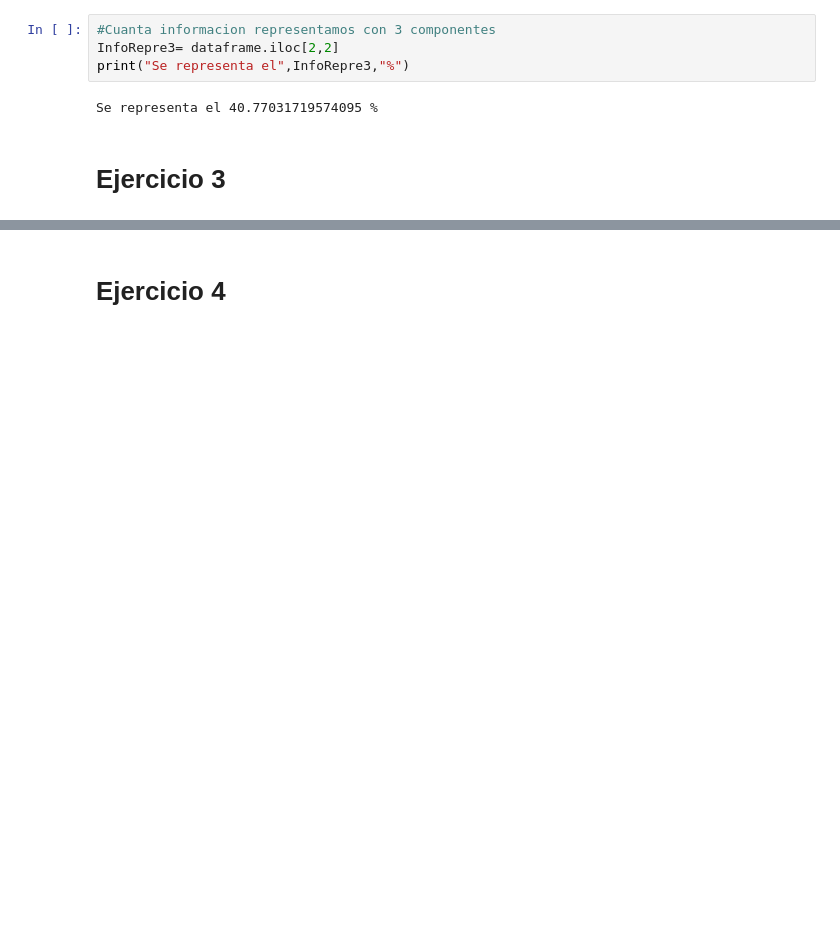
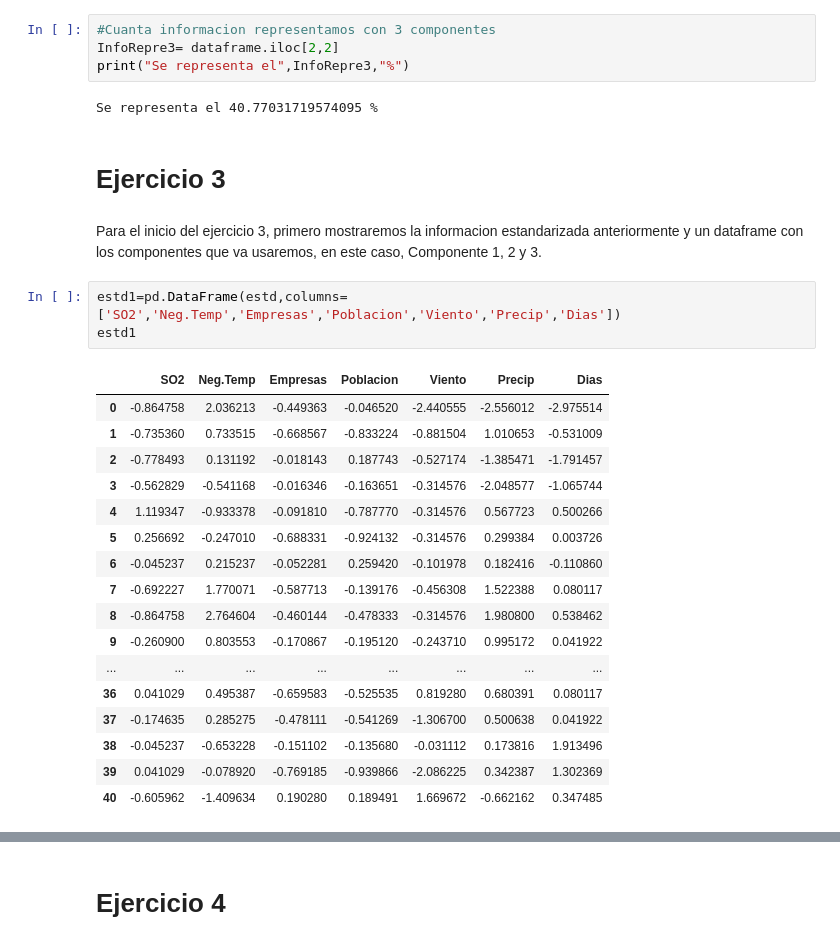
Before and after one commit to roig7/Practicamining1, a Jupyter notebook: LAB01-GRUPORoigChavarri/Practica3PCA.ipynb, the cells around one changed output, grey strips where cells are left out. Cells and saved outputs as stored; diff of their text form; blank space fills up the shorter version.

```diff
--- a/LAB01-GRUPORoigChavarri/Practica3PCA.ipynb
+++ b/LAB01-GRUPORoigChavarri/Practica3PCA.ipynb
@@ -146,3 +177,26 @@ print("Se representa el",InfoRepre3,"%")
 Se representa el 40.77031719574095 %
 # %% [markdown]
 # Ejercicio 3
+# %% [markdown]
+Para el inicio del ejercicio 3, primero mostraremos la informacion estandarizada anteriormente y un dataframe con los componentes que va usaremos, en este caso, Componente 1, 2 y 3.
+# %%
+estd1=pd.DataFrame(estd,columns=['SO2','Neg.Temp','Empresas','Poblacion','Viento','Precip','Dias'])
+estd1
+# %% [output]
+|  | SO2 | Neg.Temp | Empresas | Poblacion | Viento | Precip | Dias |
+| 0 | -0.864758 | 2.036213 | -0.449363 | -0.046520 | -2.440555 | -2.556012 | -2.975514 |
+| 1 | -0.735360 | 0.733515 | -0.668567 | -0.833224 | -0.881504 | 1.010653 | -0.531009 |
+| 2 | -0.778493 | 0.131192 | -0.018143 | 0.187743 | -0.527174 | -1.385471 | -1.791457 |
+| 3 | -0.562829 | -0.541168 | -0.016346 | -0.163651 | -0.314576 | -2.048577 | -1.065744 |
+| 4 | 1.119347 | -0.933378 | -0.091810 | -0.787770 | -0.314576 | 0.567723 | 0.500266 |
+| 5 | 0.256692 | -0.247010 | -0.688331 | -0.924132 | -0.314576 | 0.299384 | 0.003726 |
+| 6 | -0.045237 | 0.215237 | -0.052281 | 0.259420 | -0.101978 | 0.182416 | -0.110860 |
+| 7 | -0.692227 | 1.770071 | -0.587713 | -0.139176 | -0.456308 | 1.522388 | 0.080117 |
+| 8 | -0.864758 | 2.764604 | -0.460144 | -0.478333 | -0.314576 | 1.980800 | 0.538462 |
+| 9 | -0.260900 | 0.803553 | -0.170867 | -0.195120 | -0.243710 | 0.995172 | 0.041922 |
+| ... | ... | ... | ... | ... | ... | ... | ... |
+| 36 | 0.041029 | 0.495387 | -0.659583 | -0.525535 | 0.819280 | 0.680391 | 0.080117 |
+| 37 | -0.174635 | 0.285275 | -0.478111 | -0.541269 | -1.306700 | 0.500638 | 0.041922 |
+| 38 | -0.045237 | -0.653228 | -0.151102 | -0.135680 | -0.031112 | 0.173816 | 1.913496 |
+| 39 | 0.041029 | -0.078920 | -0.769185 | -0.939866 | -2.086225 | 0.342387 | 1.302369 |
+| 40 | -0.605962 | -1.409634 | 0.190280 | 0.189491 | 1.669672 | -0.662162 | 0.347485 |
```
Also changed, not shown: parts of 18 cells of this notebook.
